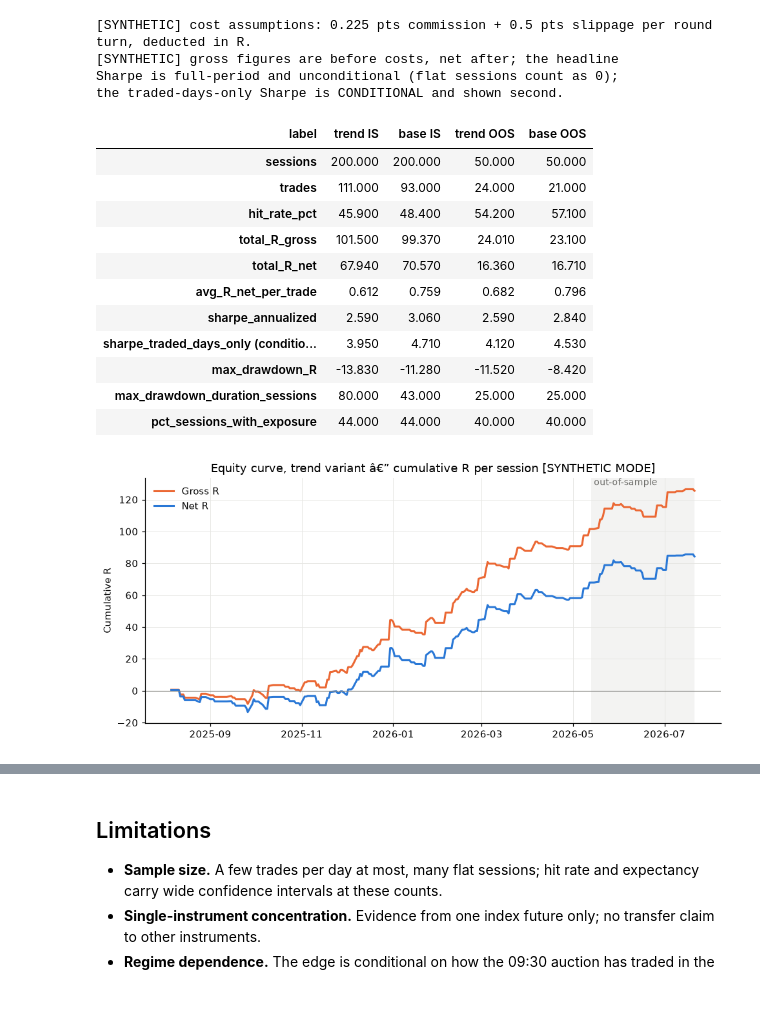
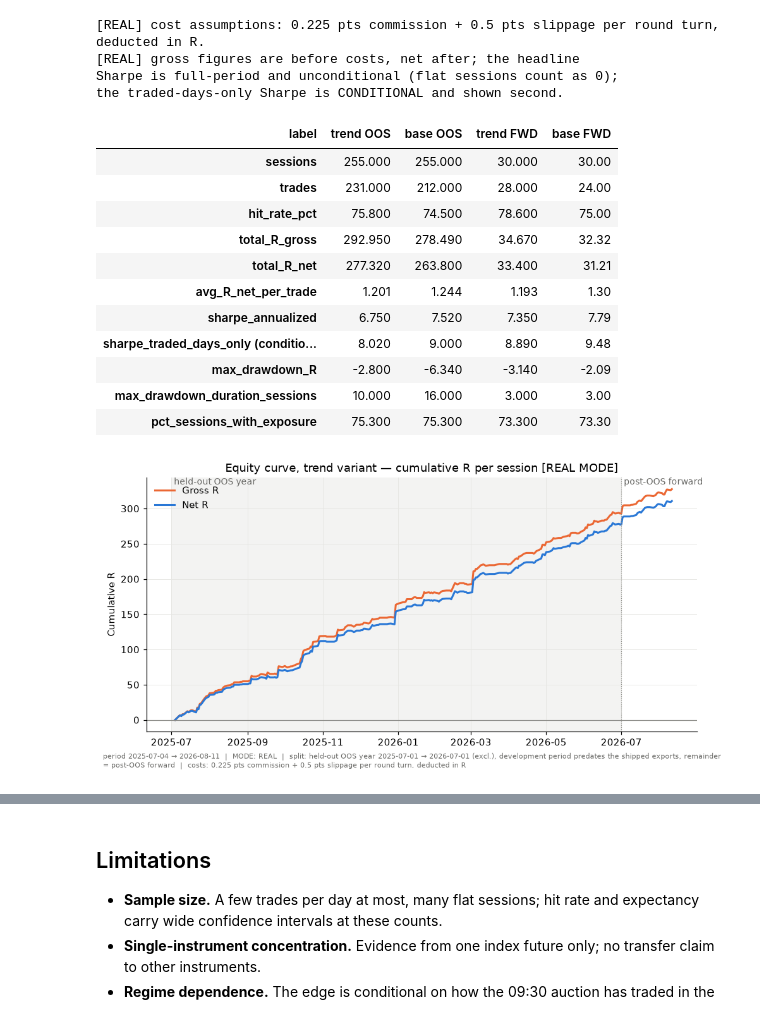
Before and after one commit to KalyangoJovan/driips-backtester, a Jupyter notebook: notebooks/backtest.ipynb, the cells around one changed output, grey strips where cells are left out. Cells and saved outputs as stored; diff of their text form; code cells hidden in the pictures.

```diff
--- a/notebooks/backtest.ipynb
+++ b/notebooks/backtest.ipynb
@@ -89,6 +134,6 @@ out-of-sample:  2026-05-13 â†’ 2026-07-21  (50 sessions)
 # %%
 runs, frames = [], {}
-for label, frame, sess in [("IS", df_is, sess_is), ("OOS", df_oos, sess_oos)]:
+for label, frame, sess in segments:
     t_trend, _ = backtest_trend(frame, PARAMS, MAX_TRADES)
     t_base, _ = backtest(frame, PARAMS, max_trades=MAX_TRADES)
     frames[("trend", label)] = t_trend
@@ -96,49 +141,68 @@ for label, frame, sess in [("IS", df_is, sess_is), ("OOS", df_oos, sess_oos)]:
     runs.append(summarize(t_trend, sess, f"trend {label}"))
     runs.append(summarize(t_base, sess, f"base {label}"))
 
-print(f"[{MODE}] cost assumptions: {PARAMS.commission_pts} pts commission "
-      f"+ {PARAMS.slippage_pts} pts slippage per round turn, deducted in R.")
+COSTS = (f"{PARAMS.commission_pts} pts commission + {PARAMS.slippage_pts} pts "
+         "slippage per round turn, deducted in R")
+print(f"[{MODE}] cost assumptions: {COSTS}.")
 print(f"[{MODE}] gross figures are before costs, net after; the headline")
 print("Sharpe is full-period and unconditional (flat sessions count as 0);")
 print("the traded-days-only Sharpe is CONDITIONAL and shown second.")
-metrics_table(runs)
+mt = metrics_table(runs)
+mt
 # %% [output]
-[SYNTHETIC] cost assumptions: 0.225 pts commission + 0.5 pts slippage per round turn, deducted in R.
-[SYNTHETIC] gross figures are before costs, net after; the headline
+[REAL] cost assumptions: 0.225 pts commission + 0.5 pts slippage per round turn, deducted in R.
+[REAL] gross figures are before costs, net after; the headline
 Sharpe is full-period and unconditional (flat sessions count as 0);
 the traded-days-only Sharpe is CONDITIONAL and shown second.
-| label | trend IS | base IS | trend OOS | base OOS |
-| sessions | 200.000 | 200.000 | 50.000 | 50.000 |
-| trades | 111.000 | 93.000 | 24.000 | 21.000 |
-| hit_rate_pct | 45.900 | 48.400 | 54.200 | 57.100 |
-| total_R_gross | 101.500 | 99.370 | 24.010 | 23.100 |
-| total_R_net | 67.940 | 70.570 | 16.360 | 16.710 |
-| avg_R_net_per_trade | 0.612 | 0.759 | 0.682 | 0.796 |
-| sharpe_annualized | 2.590 | 3.060 | 2.590 | 2.840 |
-| sharpe_traded_days_only (conditio... | 3.950 | 4.710 | 4.120 | 4.530 |
-| max_drawdown_R | -13.830 | -11.280 | -11.520 | -8.420 |
-| max_drawdown_duration_sessions | 80.000 | 43.000 | 25.000 | 25.000 |
-| pct_sessions_with_exposure | 44.000 | 44.000 | 40.000 | 40.000 |
+| label | trend OOS | base OOS | trend FWD | base FWD |
+| sessions | 255.000 | 255.000 | 30.000 | 30.00 |
+| trades | 231.000 | 212.000 | 28.000 | 24.00 |
+| hit_rate_pct | 75.800 | 74.500 | 78.600 | 75.00 |
+| total_R_gross | 292.950 | 278.490 | 34.670 | 32.32 |
+| total_R_net | 277.320 | 263.800 | 33.400 | 31.21 |
+| avg_R_net_per_trade | 1.201 | 1.244 | 1.193 | 1.30 |
+| sharpe_annualized | 6.750 | 7.520 | 7.350 | 7.79 |
+| sharpe_traded_days_only (conditio... | 8.020 | 9.000 | 8.890 | 9.48 |
+| max_drawdown_R | -2.800 | -6.340 | -3.140 | -2.09 |
+| max_drawdown_duration_sessions | 10.000 | 16.000 | 3.000 | 3.00 |
+| pct_sessions_with_exposure | 75.300 | 75.300 | 73.300 | 73.30 |
 # %%
-# Equity curve â€” trend-continuation variant (validated configuration),
-# cumulative R per session over the FULL period, gross and net.
-t_full = pd.concat([frames[("trend", "IS")], frames[("trend", "OOS")]],
+# Equity curve — trend-continuation variant (validated configuration),
+# cumulative R per session over the full data period, gross and net.
+t_full = pd.concat([frames[("trend", label)] for label, _, _ in segments],
                    ignore_index=True)
 eq_net = session_returns(t_full, sessions_all, "r").cumsum()
 eq_gross = session_returns(t_full, sessions_all, "r_gross").cumsum()
 
-fig, ax = plt.subplots(figsize=(9, 4.2))
+PERIOD = f"{sessions_all[0].date()} → {sessions_all[-1].date()}"
+STAMP = (f"period {PERIOD}  |  MODE: {MODE}  |  split: held-out OOS year "
+         f"{OOS_START} → {OOS_END} (excl.), development period predates the "
+         f"shipped exports, remainder = post-OOS forward  |  costs: {COSTS}"
+         if MODE == "REAL" else
+         f"period {PERIOD}  |  MODE: {MODE} (pipeline validation only)  |  "
+         f"costs: {COSTS}")
+
+oos_x = pd.Timestamp(oos_start).tz_localize(None)
+fwd_x = pd.Timestamp(oos_end).tz_localize(None) if oos_end is not None else None
+
+fig_eq, ax = plt.subplots(figsize=(9, 4.4))
 ax.plot(eq_gross.index, eq_gross.values, color=C_GROSS, lw=2, label="Gross R")
 ax.plot(eq_net.index, eq_net.values, color=C_NET, lw=2, label="Net R")
-ax.axvspan(oos_start, sessions_all[-1], color="#8a8a86", alpha=0.10, lw=0)
+span_end = fwd_x if fwd_x is not None else eq_net.index[-1]
+ax.axvspan(oos_x, span_end, color="#8a8a86", alpha=0.10, lw=0)
 ax.axhline(0, color="#8a8a86", lw=0.8)
-ax.text(oos_start, ax.get_ylim()[1], " out-of-sample", va="top",
+ax.text(oos_x, ax.get_ylim()[1], " held-out OOS year", va="top",
         color="#6b6b68", fontsize=9)
-ax.set_title(f"Equity curve, trend variant â€” cumulative R per session "
+if fwd_x is not None and fwd_x < eq_net.index[-1]:
+    ax.axvline(fwd_x, color="#8a8a86", lw=0.8, ls=":")
+    ax.text(fwd_x, ax.get_ylim()[1], " post-OOS forward", va="top",
+            color="#6b6b68", fontsize=9)
+ax.set_title("Equity curve, trend variant — cumulative R per session "
              f"[{MODE} MODE]")
 ax.set_ylabel("Cumulative R")
 ax.legend(frameon=False, loc="upper left")
+fig_eq.text(0.01, -0.03, STAMP, fontsize=7, color="#6b6b68", wrap=True)
 plt.tight_layout(); plt.show()
 # %% [output]
-[figure, old version]
+[figure, new version]
 # %%
```
Also changed, not shown: parts of 8 cells of this notebook, 5 other files.
